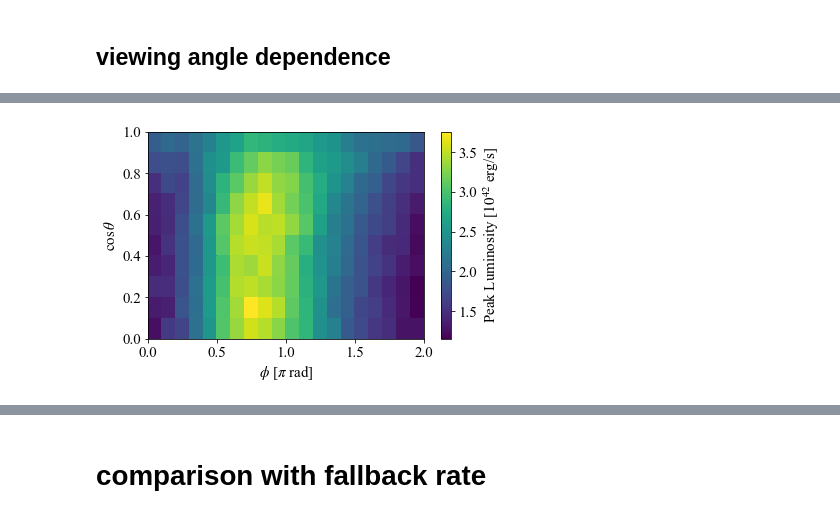
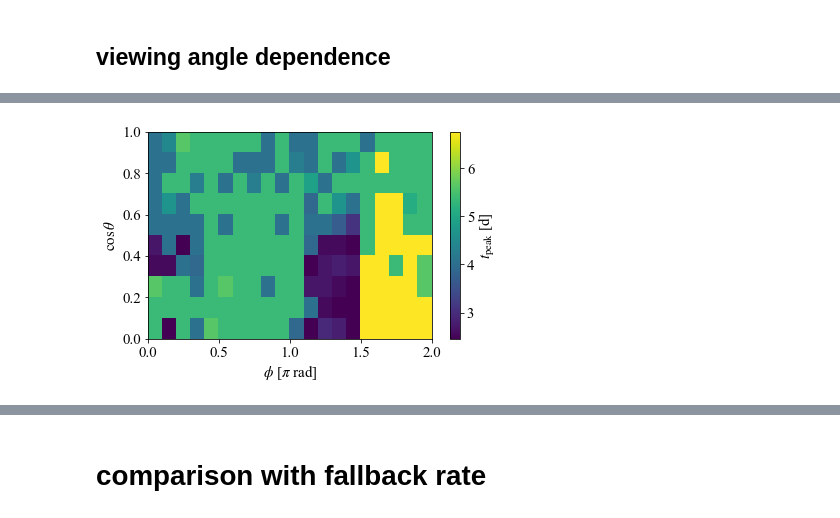
Before and after one commit to KjrKwn/photons, a Jupyter notebook: analysis/python/plot_resolution_compare.ipynb, the cells around one changed output, grey strips where cells are left out. Saved outputs shown, nothing was run; the diff lists cells and outputs as text; code cells hidden in the pictures.

```diff
--- a/analysis/python/plot_resolution_compare.ipynb
+++ b/analysis/python/plot_resolution_compare.ipynb
@@ -577,11 +599,13 @@ Wall time: 16.2 s
 # %%
+lc_ = lc_maeda_high_bol[9:,:10]
+
 fig = plt.figure()
-plt.pcolormesh((np.append(0, lc_maeda_high_bol.phis) / np.pi ), np.append(1., np.cos(lc_maeda_high_bol.thetas[:10])), lc_maeda_high_bol.data.max(axis=0)[:10] / 1e42, )
+plt.pcolormesh((np.append(0, lc_.phis) / np.pi ), np.append(1., np.cos(lc_.thetas)), lc_.times[lc_.data.argmax(axis=0)], )
 cb_ = plt.colorbar()
-cb_.set_label(r"Peak Luminosity [$10^{42}$ erg/s]")
+cb_.set_label(r"$t_{\rm peak}$ [d]")
 plt.xlabel(r"$\phi$ [$\pi$ rad]")
 plt.ylabel(r"$\cos\,\theta$")
 fig.tight_layout()
-# plt.savefig("figs/hewd/Lpeak_angle.pdf", dpi=300)
+plt.savefig("figs/hewd/tpeak_angle.pdf", dpi=300)
 # %% [output]
-[figure, old version]
+[figure, new version]
```
Also changed, not shown: parts of 10 cells of this notebook, 1 other file.
